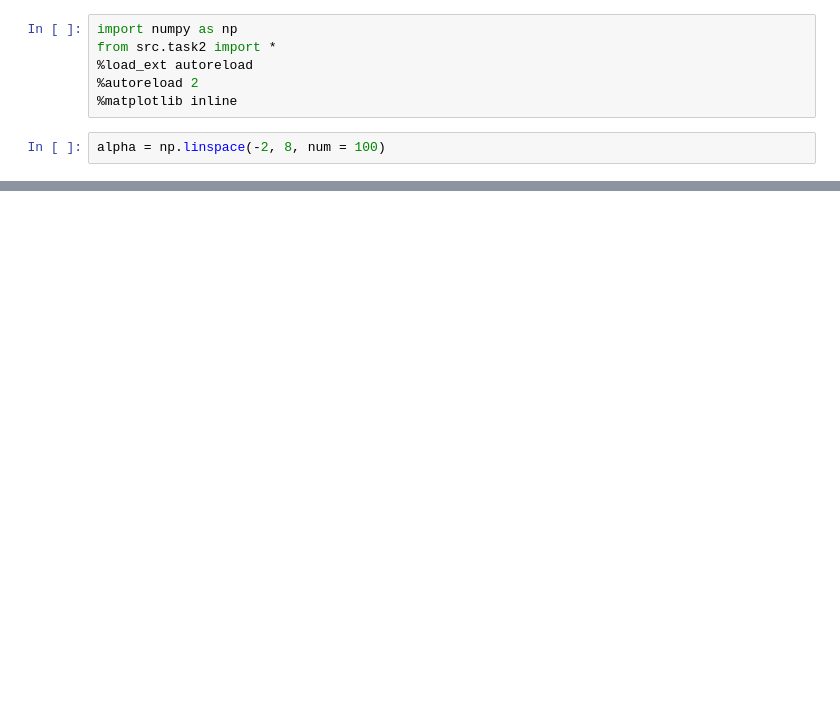
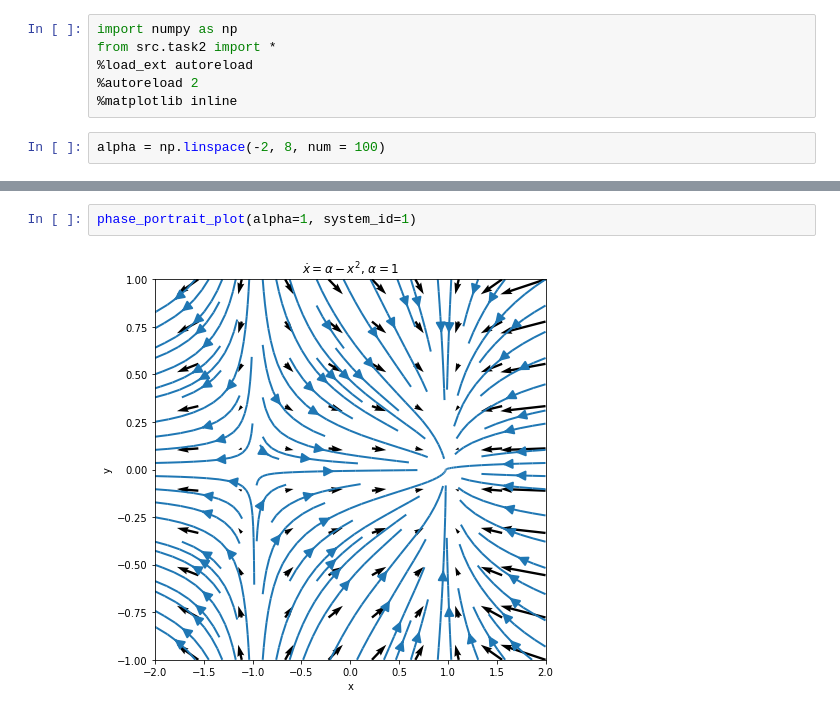
Before and after one commit to ge96rox/MLCMS03, a Jupyter notebook: Task2.ipynb, the cells around one changed output, grey strips where cells are left out. Drawn from its saved outputs; the diff is of its cells as text; blank space fills up the shorter version.

Commit message:
add phase portrait in task 2

```diff
--- a/Task2.ipynb
+++ b/Task2.ipynb
@@ -13,3 +13,7 @@ bifurcation_plot(first_equation, alpha, r'$\dot{x} = \alpha - x^2$')
+# %%
+phase_portrait_plot(alpha=1, system_id=1)
+# %% [output]
+[figure, added]
 # %%
 bifurcation_plot(second_equation, alpha, r'$\dot{x} = \alpha - 2x^2 - 3$')
 # %% [output]
```
Also changed, not shown: parts of 3 cells of this notebook, 3 other files.
